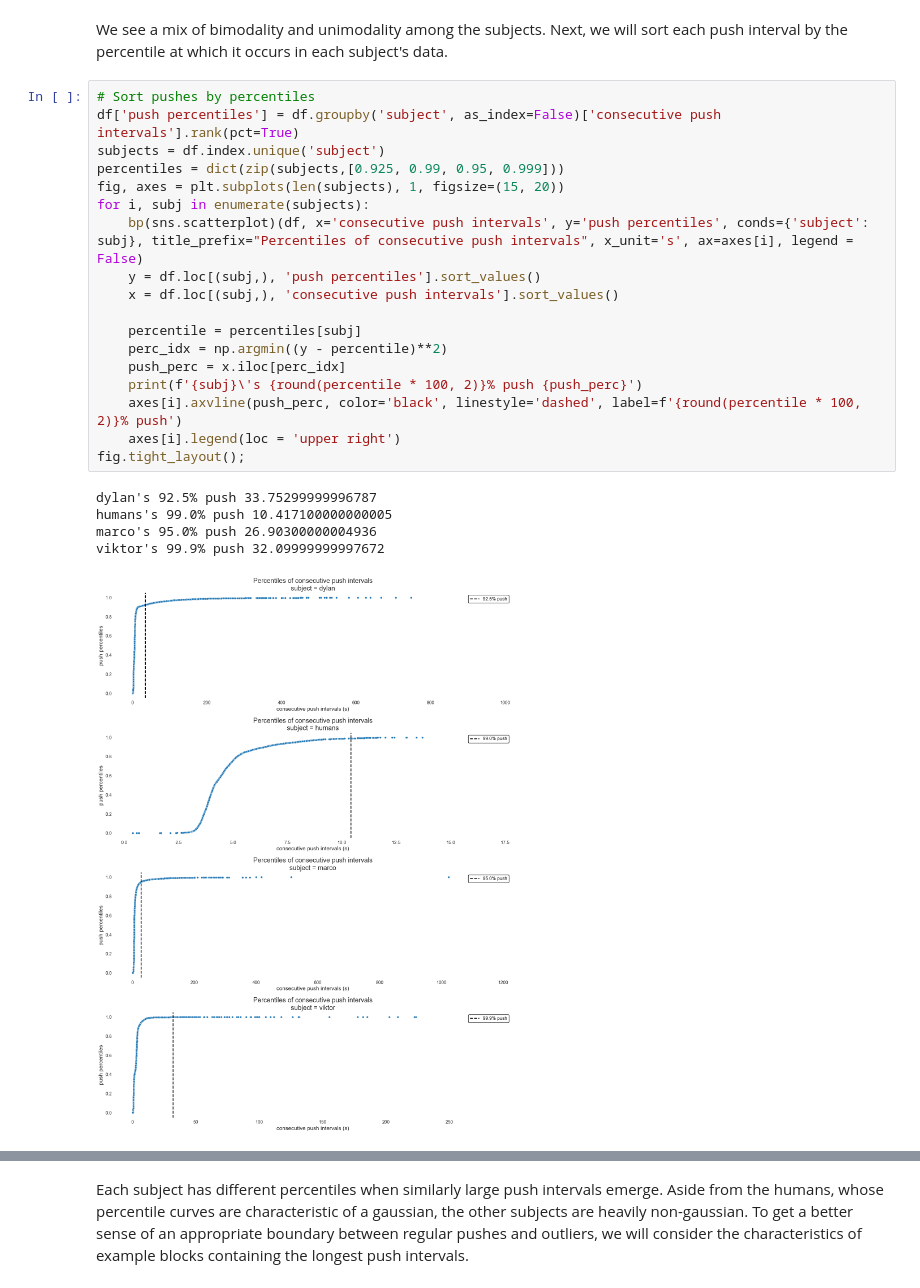
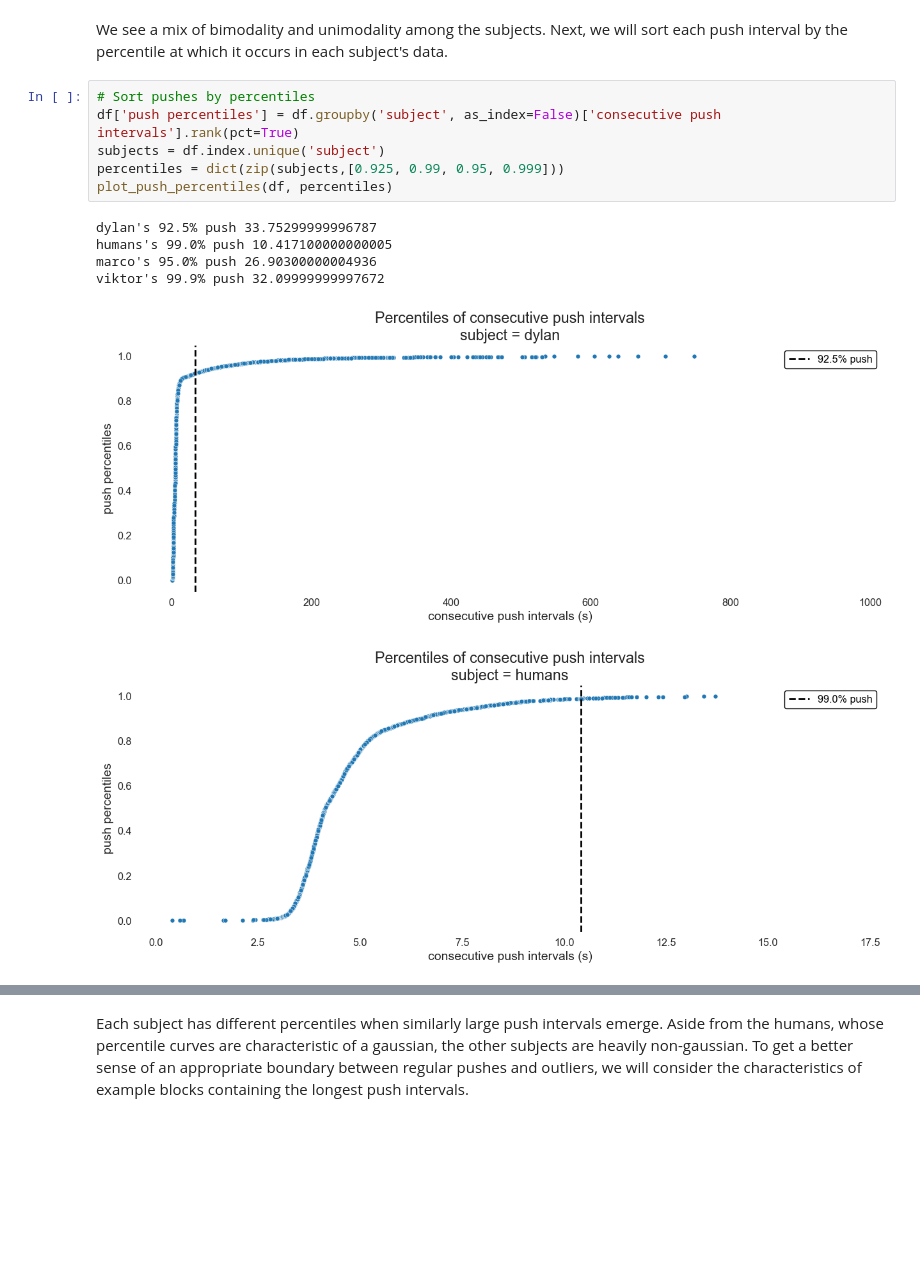
Before and after one commit to XaqLab/Foraging, a Jupyter notebook: notebooks/Data Cleaning.ipynb, the cells around one changed output, grey strips where cells are left out. Saved outputs shown, nothing was run; the diff lists cells and outputs as text; blank space fills up the shorter version.

```diff
--- a/notebooks/Data Cleaning.ipynb
+++ b/notebooks/Data Cleaning.ipynb
@@ -120,24 +123,13 @@ We see a mix of bimodality and unimodality among the subjects. Next, we will sor
 # %%
 # Sort pushes by percentiles
 df['push percentiles'] = df.groupby('subject', as_index=False)['consecutive push intervals'].rank(pct=True)
 subjects = df.index.unique('subject')
 percentiles = dict(zip(subjects,[0.925, 0.99, 0.95, 0.999]))
-fig, axes = plt.subplots(len(subjects), 1, figsize=(15, 20))
-for i, subj in enumerate(subjects):
-    bp(sns.scatterplot)(df, x='consecutive push intervals', y='push percentiles', conds={'subject': subj}, title_prefix="Percentiles of consecutive push intervals", x_unit='s', ax=axes[i], legend = False)
-    y = df.loc[(subj,), 'push percentiles'].sort_values()
-    x = df.loc[(subj,), 'consecutive push intervals'].sort_values()
-
-    percentile = percentiles[subj]
-    perc_idx = np.argmin((y - percentile)**2)
-    push_perc = x.iloc[perc_idx]
-    print(f'{subj}\'s {round(percentile * 100, 2)}% push {push_perc}')
-    axes[i].axvline(push_perc, color='black', linestyle='dashed', label=f'{round(percentile * 100, 2)}% push')
-    axes[i].legend(loc = 'upper right')
-fig.tight_layout();
+plot_push_percentiles(df, percentiles)
 # %% [output]
 dylan's 92.5% push 33.75299999996787
 humans's 99.0% push 10.417100000000005
 marco's 95.0% push 26.90300000004936
 viktor's 99.9% push 32.09999999997672
-[figure, old version]
+[figure, new version]
+[figure, added]
```
Also changed, not shown: parts of 8 cells of this notebook, 3 other files.
